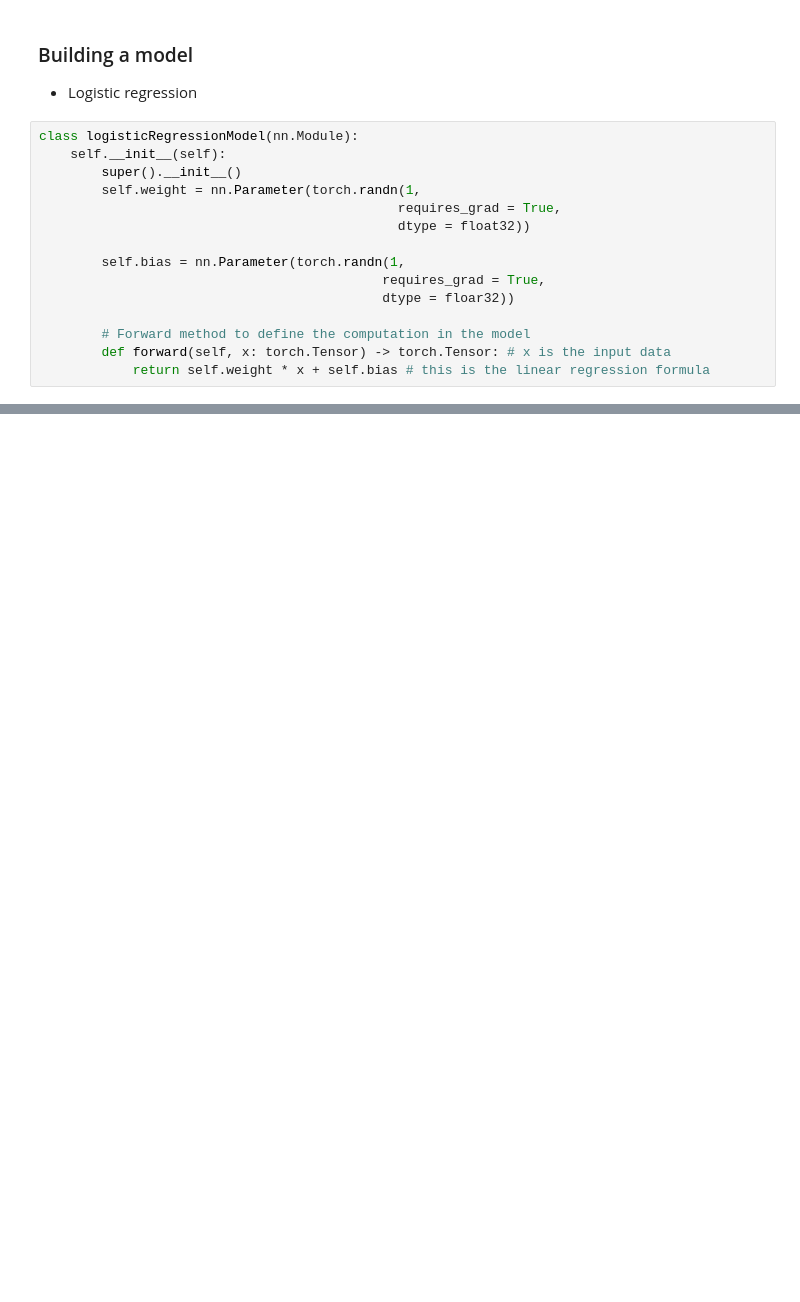
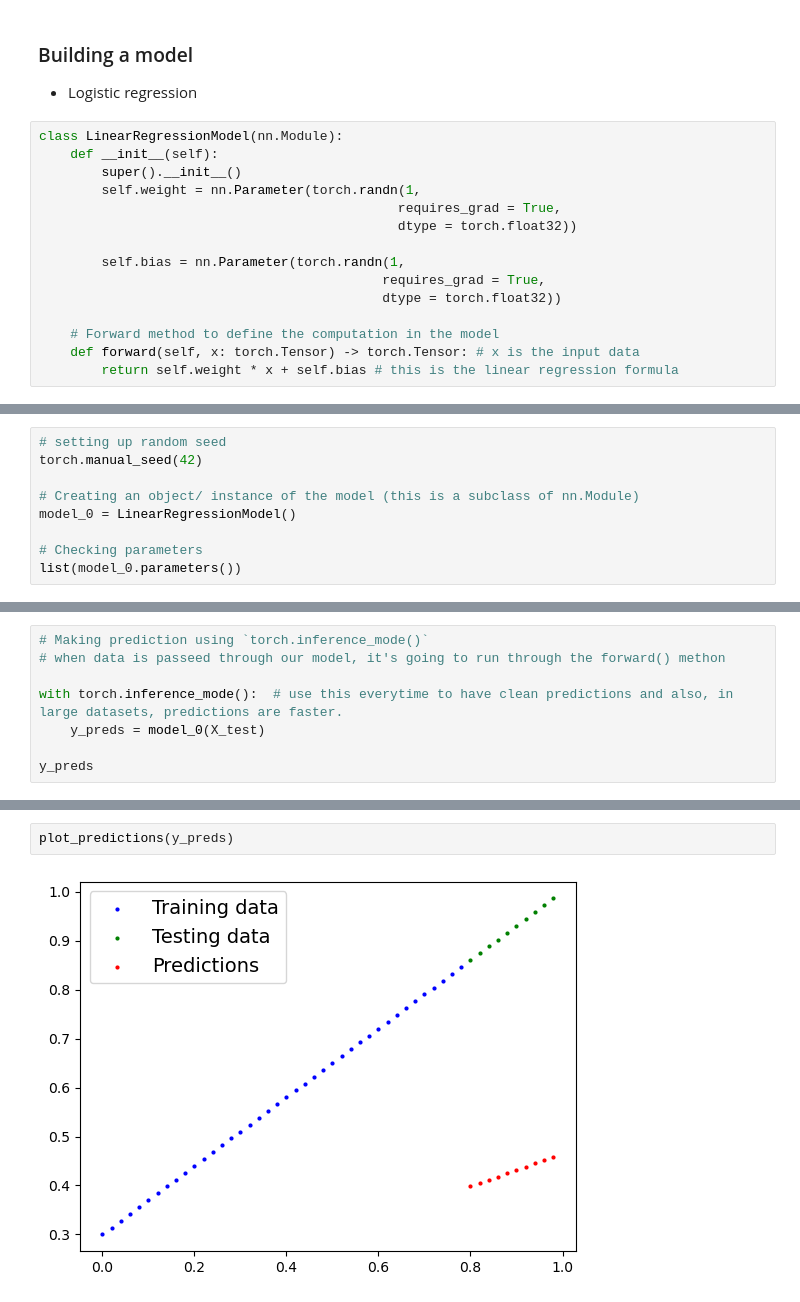
Before and after one commit to aayush2058/pytorch_fundamentals, a Jupyter notebook: learning_Pytorch.ipynb, the cells around one changed output, grey strips where cells are left out. Drawn from its saved outputs; the diff is of its cells as text; blank space fills up the shorter version.

```diff
--- a/learning_Pytorch.ipynb
+++ b/learning_Pytorch.ipynb
@@ -82,17 +89,17 @@ plt.show()
 
 * Logistic regression
 # %%
-class logisticRegressionModel(nn.Module):
-    self.__init__(self):
+class LinearRegressionModel(nn.Module):
+    def __init__(self):
         super().__init__()
         self.weight = nn.Parameter(torch.randn(1,
                                               requires_grad = True,
-                                              dtype = float32))
+                                              dtype = torch.float32))
 
         self.bias = nn.Parameter(torch.randn(1,
                                             requires_grad = True,
-                                            dtype = floar32))
+                                            dtype = torch.float32))
 
-        # Forward method to define the computation in the model
-        def forward(self, x: torch.Tensor) -> torch.Tensor: # x is the input data
-            return self.weight * x + self.bias # this is the linear regression formula
+    # Forward method to define the computation in the model
+    def forward(self, x: torch.Tensor) -> torch.Tensor: # x is the input data
+        return self.weight * x + self.bias # this is the linear regression formula
@@ -98,0 +118,9 @@ class logisticRegressionModel(nn.Module):
+# %%
+# setting up random seed
+torch.manual_seed(42)
+
+# Creating an object/ instance of the model (this is a subclass of nn.Module)
+model_0 = LinearRegressionModel()
+
+# Checking parameters
+list(model_0.parameters())
@@ -98,0 +137,8 @@ class logisticRegressionModel(nn.Module):
+# %%
+# Making prediction using `torch.inference_mode()`
+# when data is passeed through our model, it's going to run through the forward() methon
+
+with torch.inference_mode():  # use this everytime to have clean predictions and also, in large datasets, predictions are faster.
+    y_preds = model_0(X_test)
+
+y_preds
@@ -98,0 +156,4 @@ class logisticRegressionModel(nn.Module):
+# %%
+plot_predictions(y_preds)
+# %% [output]
+[figure, added]
```
Also changed, not shown: parts of 17 cells of this notebook.
